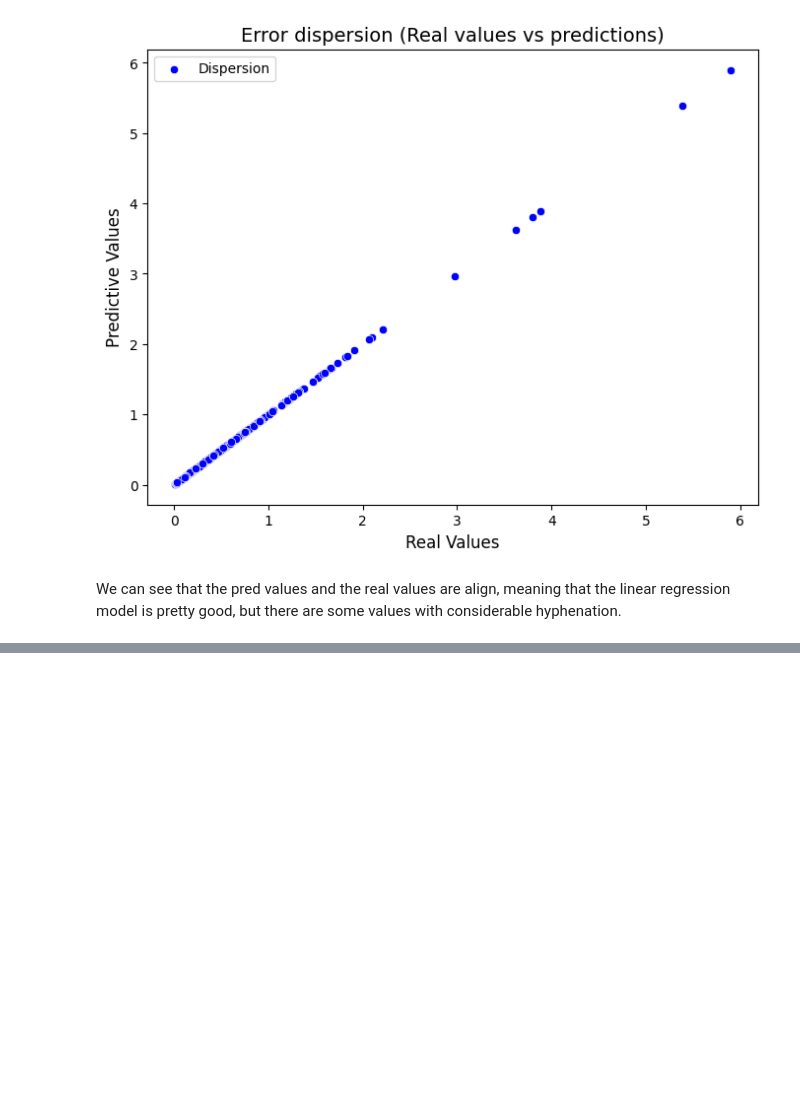
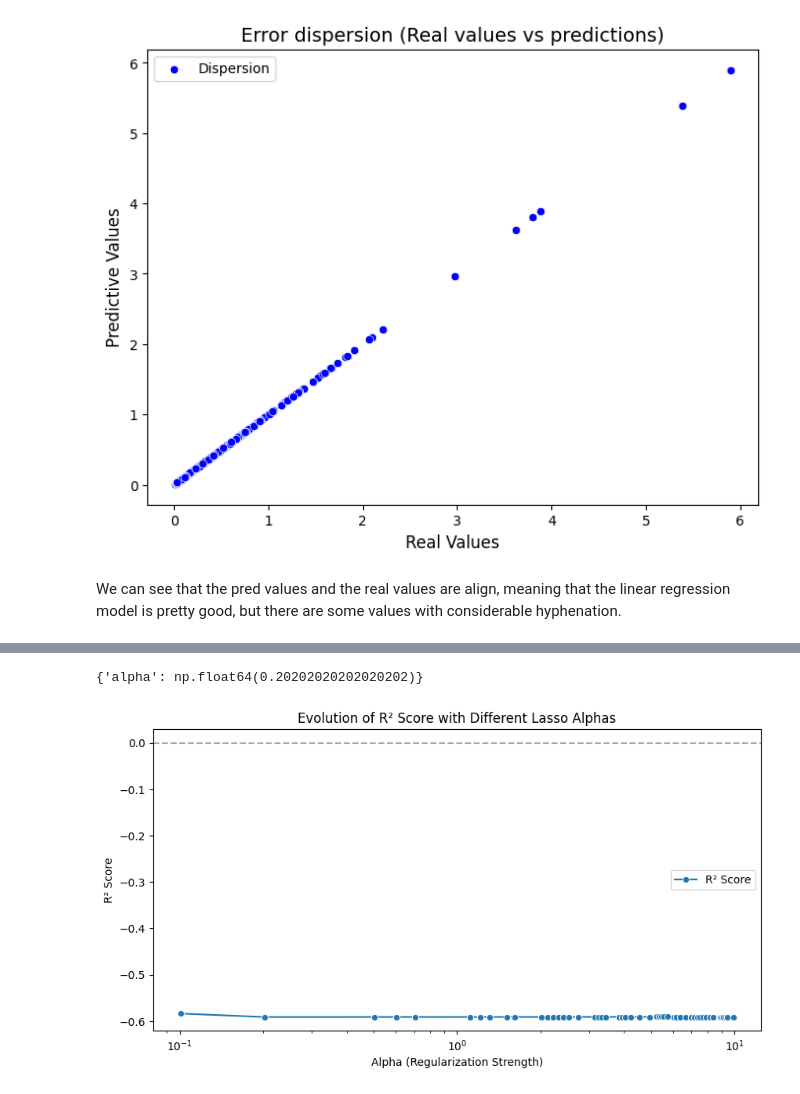
Before and after one commit to Ricenquimac/Regularized-Linear-Regression, a Jupyter notebook: src/explore.ipynb, the cells around one changed output, grey strips where cells are left out. Drawn from its saved outputs; the diff is of its cells as text; code cells hidden in the pictures; blank space fills up the shorter version.

```diff
--- a/src/explore.ipynb
+++ b/src/explore.ipynb
@@ -528,11 +528,11 @@ import numpy as np
 from sklearn.linear_model import Ridge, Lasso
 from sklearn.model_selection import GridSearchCV,RandomizedSearchCV
 # %%
-lasso_m = {'alpha': np.logspace(-5, 3, 100)}
+lasso_m = {'alpha': np.logspace(-3, 2, 50)}
 
 lasso_grid = GridSearchCV(Lasso(),
         lasso_m,
-        n_jobs = 50,
+        n_jobs = -1,
         scoring= 'neg_root_mean_squared_error',
         cv= 5
        )
@@ -542,0 +560,4 @@ Error:
+# %%
+## Best model
+best_lasso_grid = Lasso(alpha = 0.001)
+best_lasso_grid.fit(X_train_sel, y_train)
@@ -542,0 +599,13 @@ Error:
+# %%
+lasso_m2 = {'alpha': np.linspace(0,10,100)}
+
+lasso_ran = RandomizedSearchCV(Lasso(),
+        lasso_m2,
+        n_iter = 50,
+        scoring='r2',  # Ensure scoring is R²
+        cv=3,  # Reduce cross-validation folds
+        n_jobs=-1,  # Use all available processors
+        return_train_score=True
+       )
+
+lasso_ran.fit(X_train_sel, y_train)
@@ -542,0 +626,27 @@ Error:
+# %%
+lasso_ran.best_params_
+# %% [output]
+{'alpha': np.float64(0.20202020202020202)}
+# %%
+import numpy as np
+import matplotlib.pyplot as plt
+import seaborn as sns
+
+# Get the alpha values tested
+alpha_values = lasso_ran.cv_results_['param_alpha'].data  # Extracts alpha values
+
+rmse_scores = -lasso_ran.cv_results_['mean_test_score']
+
+plt.figure(figsize=(10, 5))
+sns.lineplot(x=alpha_values, y=rmse_scores, marker="o", label="R² Score")
+
+
+plt.xlabel("Alpha (Regularization Strength)")
+plt.ylabel("R² Score")
+plt.xscale("log")
+plt.title("Evolution of R² Score with Different Lasso Alphas")
+plt.axhline(0, color='gray', linestyle="--", alpha=0.7)
+plt.legend()
+plt.show()
+# %% [output]
+[figure, added]
```
Also changed, not shown: parts of 10 cells of this notebook.
